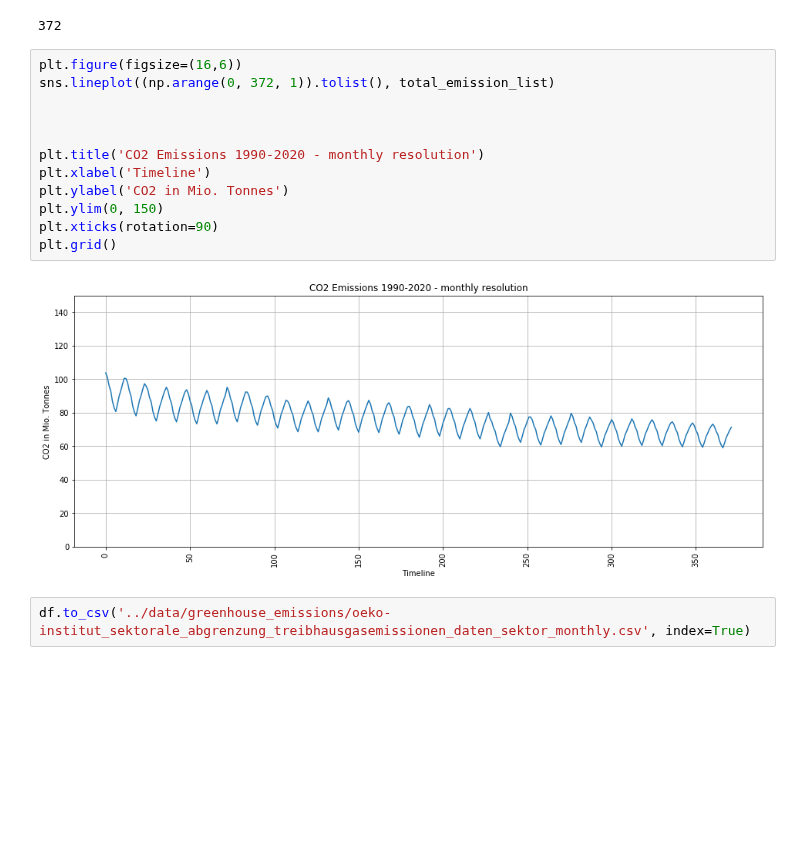
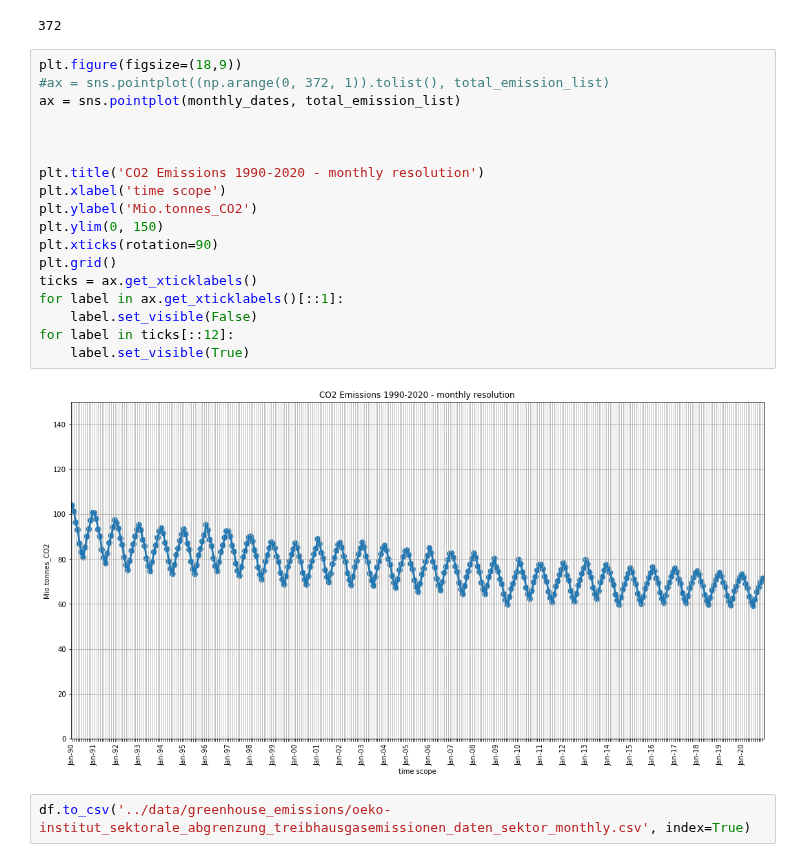
Before and after one commit to hannesk95/AMI, a Jupyter notebook: dataprocessing/GHG_preprocessing_sectors_monthly.ipynb, the cells around one changed output. Drawn from its saved outputs; the diff is of its cells as text; blank space fills up the shorter version.

```diff
--- a/dataprocessing/GHG_preprocessing_sectors_monthly.ipynb
+++ b/dataprocessing/GHG_preprocessing_sectors_monthly.ipynb
@@ -339,18 +339,24 @@ len(total_emission_list)
 # %% [output]
 372
 # %%
-plt.figure(figsize=(16,6))
-sns.lineplot((np.arange(0, 372, 1)).tolist(), total_emission_list)
+plt.figure(figsize=(18,9))
+#ax = sns.pointplot((np.arange(0, 372, 1)).tolist(), total_emission_list)
+ax = sns.pointplot(monthly_dates, total_emission_list)
 
 
 
 plt.title('CO2 Emissions 1990-2020 - monthly resolution')
-plt.xlabel('Timeline')
-plt.ylabel('CO2 in Mio. Tonnes')
+plt.xlabel('time scope')
+plt.ylabel('Mio.tonnes_CO2')
 plt.ylim(0, 150)
 plt.xticks(rotation=90)
 plt.grid()
+ticks = ax.get_xticklabels()
+for label in ax.get_xticklabels()[::1]:
+    label.set_visible(False)
+for label in ticks[::12]:
+    label.set_visible(True)
 # %% [output]
-[figure, old version]
+[figure, new version]
 # %%
 df.to_csv('../data/greenhouse_emissions/oeko-institut_sektorale_abgrenzung_treibhausgasemissionen_daten_sektor_monthly.csv', index=True)
```
Also changed, not shown: 9 other files.
